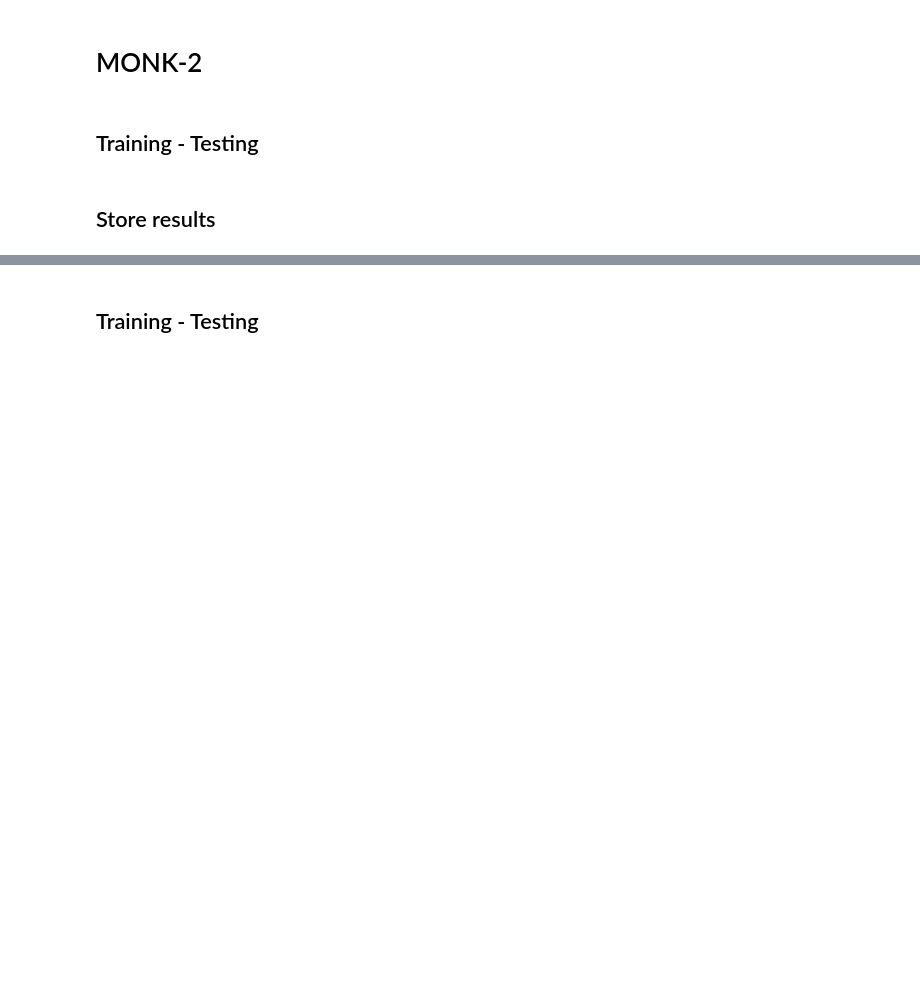
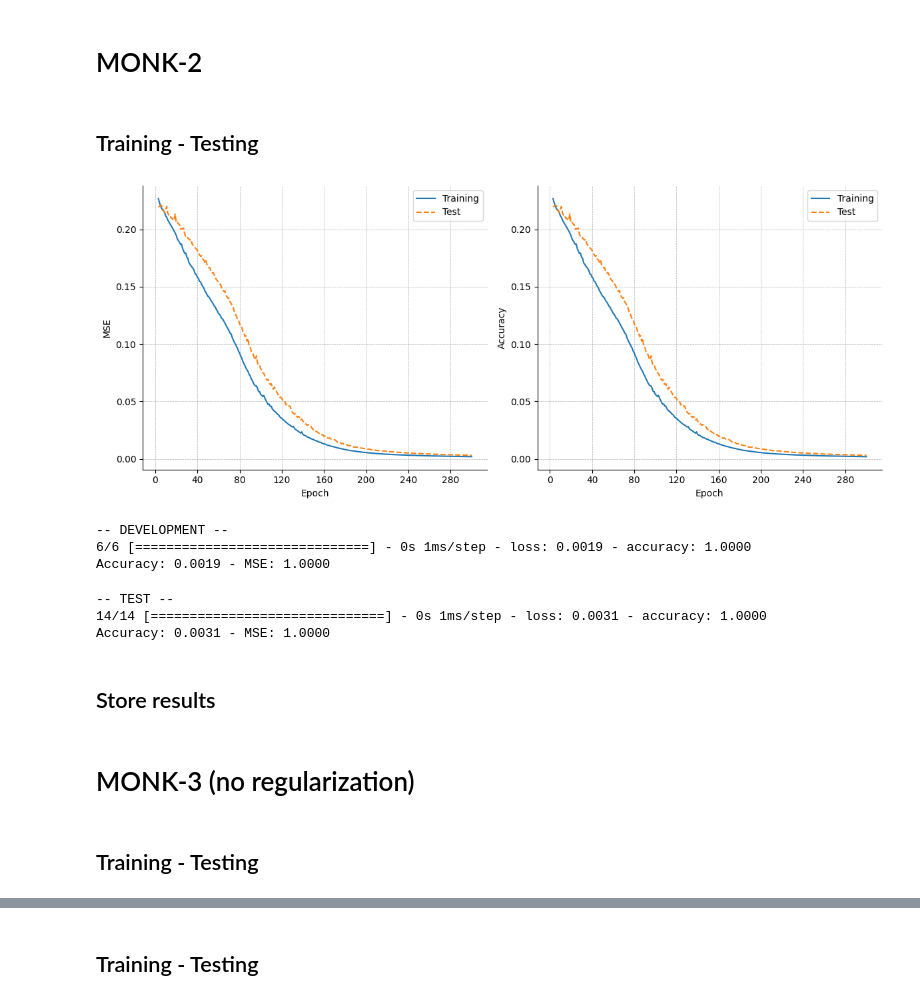
Before and after one commit to NennoMP/ML-B, a Jupyter notebook: notebooks/models/NN-SGD.ipynb, the cells around one changed output, grey strips where cells are left out. Drawn from its saved outputs; the diff is of its cells as text; code cells hidden in the pictures; blank space fills up the shorter version.

```diff
--- a/notebooks/models/NN-SGD.ipynb
+++ b/notebooks/models/NN-SGD.ipynb
@@ -118,10 +126,26 @@ solver.train(epochs=300, patience=50, batch_size=len(x_dev_m2))
+# %%
+model_m2 = get_nn_classifier(hparams={'lr': 0.8, 'h_dim': 4, 'reg': 0})
+solver = Solver(model_m2, x_dev_m2, y_dev_m2, x_test_m2, y_test_m2, target='loss')
+solver.train(epochs=300, patience=None, batch_size=64)
+# %%
+solver.plot_history(results_dir + '/MONK2/history','MSE', 'Accuracy')
+# %% [output]
+[figure, added]
 # %%
 print('-- DEVELOPMENT --')
-loss_dev_m2, acc_dev_m2, mse_dev_m2 = model_m2.evaluate(x_dev_m2, y_dev_m2)
-print(f'Loss (BCE): {loss_dev_m2:.4f} - Accuracy: {acc_dev_m2:.4f} - MSE: {mse_dev_m2:.4f}')
+acc_dev_m2, mse_dev_m2 = model_m2.evaluate(x_dev_m2, y_dev_m2)
+print(f'Accuracy: {acc_dev_m2:.4f} - MSE: {mse_dev_m2:.4f}')
+# %% [output]
+-- DEVELOPMENT --
+6/6 [==============================] - 0s 1ms/step - loss: 0.0019 - accuracy: 1.0000
+Accuracy: 0.0019 - MSE: 1.0000
 # %%
 print('-- TEST --')
-loss_test_m2, acc_test_m2, mse_test_m2 = model_m2.evaluate(x_test_m2, y_test_m2)
-print(f'Loss (BCE): {loss_test_m2:.4f} - Accuracy: {acc_test_m2:.4f} - MSE: {mse_test_m2:.4f}')
+acc_test_m2, mse_test_m2 = model_m2.evaluate(x_test_m2, y_test_m2)
+print(f'Accuracy: {acc_test_m2:.4f} - MSE: {mse_test_m2:.4f}')
+# %% [output]
+-- TEST --
+14/14 [==============================] - 0s 1ms/step - loss: 0.0031 - accuracy: 1.0000
+Accuracy: 0.0031 - MSE: 1.0000
 # %% [markdown]
 ## Store results
@@ -134,0 +159,2 @@ store_monk_result(results_dir + '/MONK2/', model_m2.hparams, report_m2)
+# %% [markdown]
+# MONK-3 (no regularization)
@@ -134,0 +164,2 @@ store_monk_result(results_dir + '/MONK2/', model_m2.hparams, report_m2)
+# %% [markdown]
+## Training - Testing
```
Also changed, not shown: parts of 30 cells of this notebook, 27 other files.
